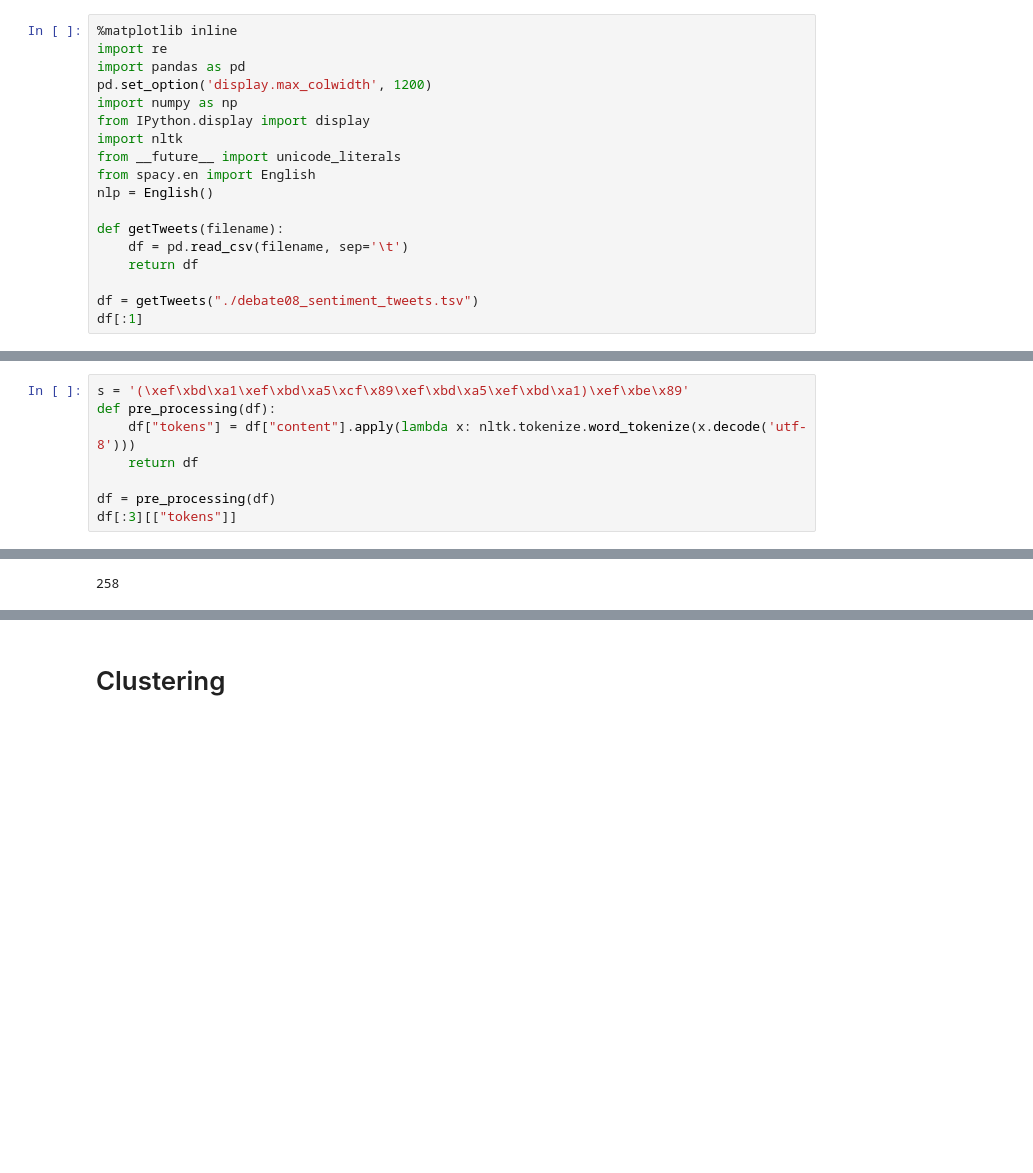
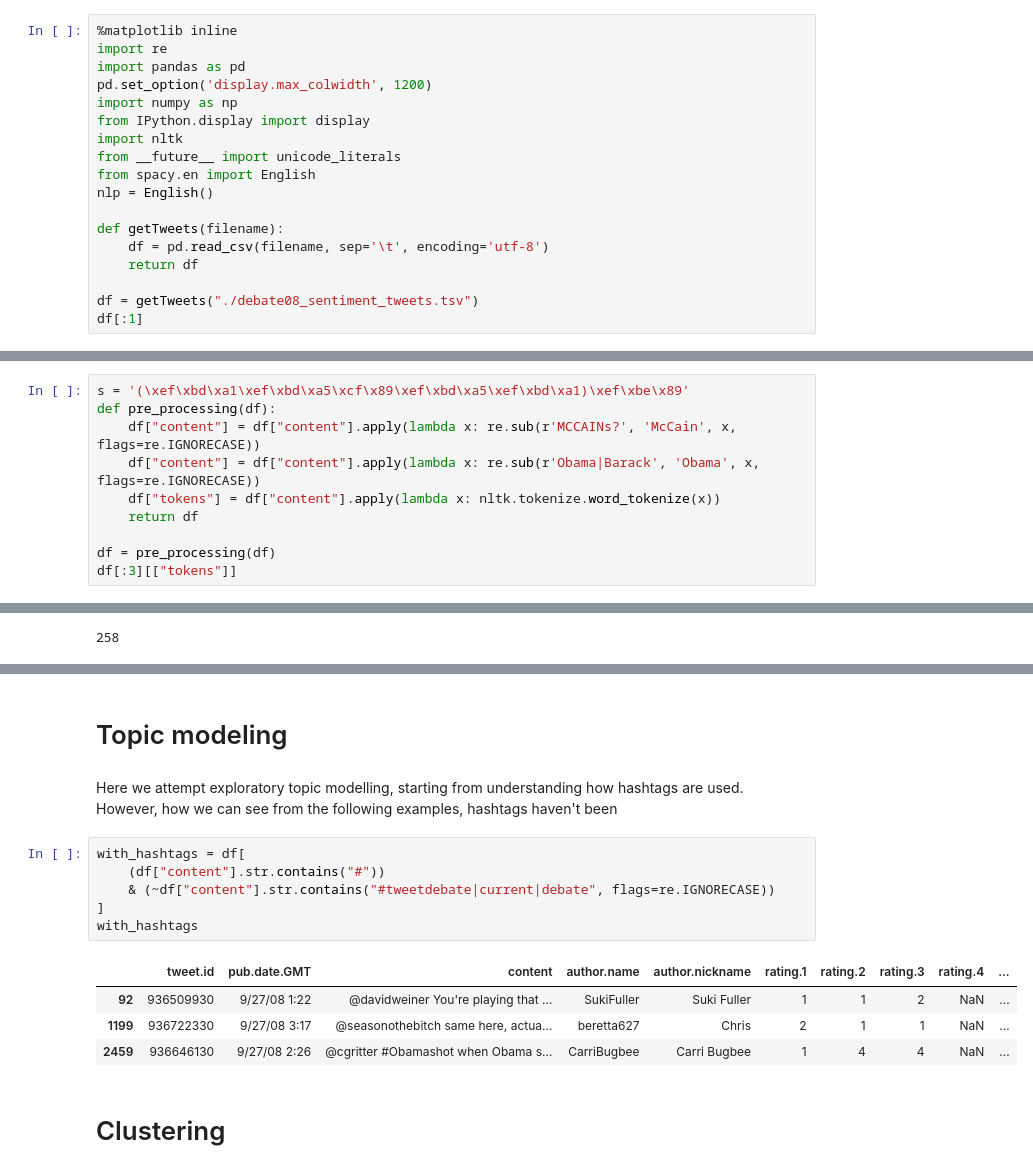
Before and after one commit to ralucacocioban/SentimentClassification, a Jupyter notebook: Politweet.ipynb, the cells around one changed output, grey strips where cells are left out. Drawn from its saved outputs; the diff is of its cells as text; blank space fills up the shorter version.

Commit message:
hashtag analysis

```diff
--- a/Politweet.ipynb
+++ b/Politweet.ipynb
@@ -17,7 +17,7 @@ from spacy.en import English
 nlp = English()
 
 def getTweets(filename):
-    df = pd.read_csv(filename, sep='\t')
+    df = pd.read_csv(filename, sep='\t', encoding='utf-8')
     return df
 
 df = getTweets("./debate08_sentiment_tweets.tsv")
@@ -40,7 +42,9 @@ list_content(df[:3])
 # %%
 s = '(\xef\xbd\xa1\xef\xbd\xa5\xcf\x89\xef\xbd\xa5\xef\xbd\xa1)\xef\xbe\x89'
 def pre_processing(df):
-    df["tokens"] = df["content"].apply(lambda x: nltk.tokenize.word_tokenize(x.decode('utf-8')))
+    df["content"] = df["content"].apply(lambda x: re.sub(r'MCCAINs?', 'McCain', x, flags=re.IGNORECASE))
+    df["content"] = df["content"].apply(lambda x: re.sub(r'Obama|Barack', 'Obama', x, flags=re.IGNORECASE))
+    df["tokens"] = df["content"].apply(lambda x: nltk.tokenize.word_tokenize(x))
     return df
 
 df = pre_processing(df)
@@ -192,3 +191,19 @@ Most Informative Features
+# %% [markdown]
+# Topic modeling
+# %% [markdown]
+Here we attempt exploratory topic modelling, starting from understanding how hashtags are used.
+However, how we can see from the following examples, hashtags haven't been
+# %%
+with_hashtags = df[
+    (df["content"].str.contains("#"))
+    & (~df["content"].str.contains("#tweetdebate|current|debate", flags=re.IGNORECASE))
+]
+with_hashtags
+# %% [output]
+|  | tweet.id | pub.date.GMT | content | author.name | author.nickname | rating.1 | rating.2 | rating.3 | rating.4 | ... |
+| 92 | 936509930 | 9/27/08 1:22 | @davidweiner You're playing that ... | SukiFuller | Suki Fuller | 1 | 1 | 2 | NaN | ... |
+| 1199 | 936722330 | 9/27/08 3:17 | @seasonothebitch same here, actua... | beretta627 | Chris | 2 | 1 | 1 | NaN | ... |
+| 2459 | 936646130 | 9/27/08 2:26 | @cgritter #Obamashot when Obama s... | CarriBugbee | Carri Bugbee | 1 | 4 | 4 | NaN | ... |
 # %% [markdown]
 # Clustering
 # %% [markdown]
```
Also changed, not shown: parts of 8 cells of this notebook.
